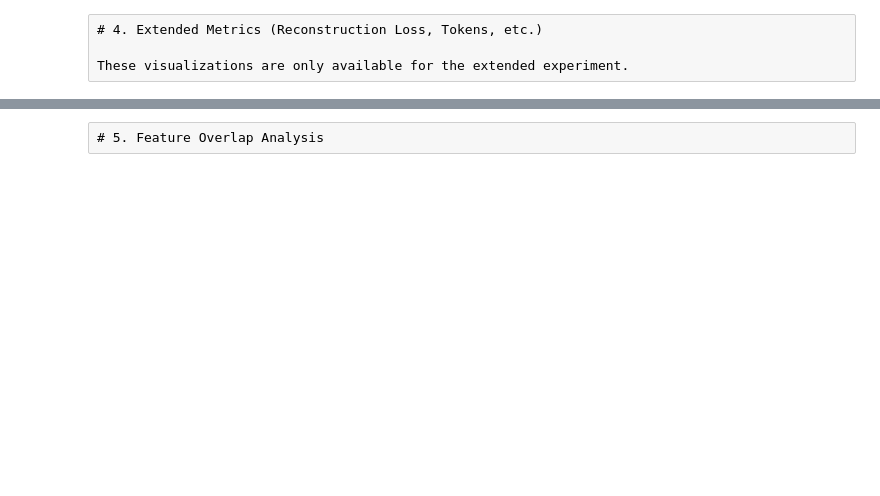
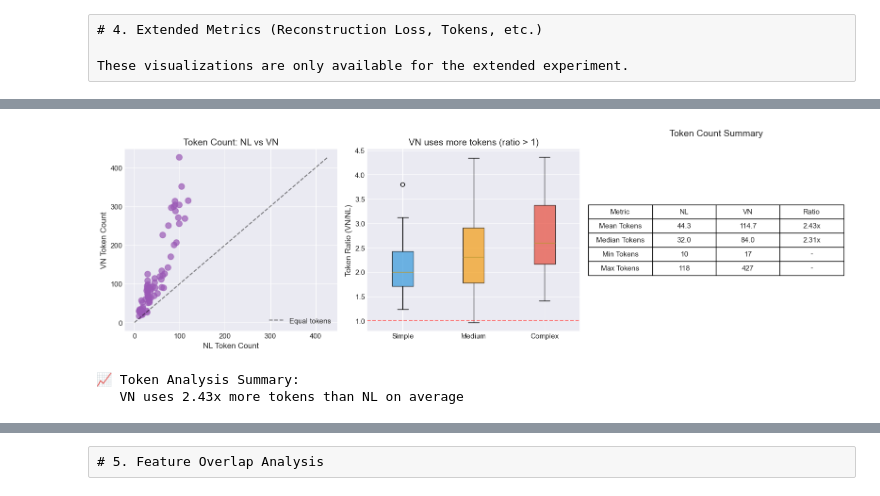
Before and after one commit to ariaxhan/experiments, a Jupyter notebook: notebooks/visualize_results.ipynb, the cells around one changed output, grey strips where cells are left out. Cells and saved outputs as stored; diff of their text form; code cells hidden in the pictures; blank space fills up the shorter version.

```diff
--- a/notebooks/visualize_results.ipynb
+++ b/notebooks/visualize_results.ipynb
@@ -407,7 +455,7 @@ if 'nl_tokens' in df.columns and 'vn_tokens' in df.columns:
                                      comp_df['vn_tokens'].to_numpy() / comp_df['nl_tokens'].to_numpy())
 
         colors_list = ['#3498db', '#f39c12', '#e74c3c']
-        bp = ax2.boxplot(ratios_by_comp, labels=[c.capitalize() for c in complexity_order], patch_artist=True)
+        bp = ax2.boxplot(ratios_by_comp, tick_labels=[c.capitalize() for c in complexity_order], patch_artist=True)
         for patch, color in zip(bp['boxes'], colors_list):
             patch.set_facecolor(color)
             patch.set_alpha(0.7)
@@ -422,33 +470,37 @@ if 'nl_tokens' in df.columns and 'vn_tokens' in df.columns:
         ax2.set_ylabel('Count')
         ax2.set_title('Token Ratio Distribution')
 
     # 5c. Summary table
     ax3 = axes[2]
     ax3.axis('off')
 
     table_data = [
         ['Metric', 'NL', 'VN', 'Ratio'],
         ['Mean Tokens', f'{nl_tokens.mean():.1f}', f'{vn_tokens.mean():.1f}', f'{token_ratio.mean():.2f}x'],
         ['Median Tokens', f'{np.median(nl_tokens):.1f}', f'{np.median(vn_tokens):.1f}', f'{np.median(token_ratio):.2f}x'],
         ['Min Tokens', f'{nl_tokens.min()}', f'{vn_tokens.min()}', '-'],
         ['Max Tokens', f'{nl_tokens.max()}', f'{vn_tokens.max()}', '-'],
     ]
 
     table = ax3.table(cellText=table_data[1:], colLabels=table_data[0],
                       loc='center', cellLoc='center')
     table.auto_set_font_size(False)
     table.set_fontsize(11)
     table.scale(1.2, 1.8)
     ax3.set_title('Token Count Summary', fontsize=14, pad=20)
 
     plt.tight_layout()
     plt.savefig('fig5_token_analysis.png', bbox_inches='tight', facecolor='white')
     plt.show()
 
     print(f"\n📈 Token Analysis Summary:")
     print(f"   VN uses {token_ratio.mean():.2f}x more tokens than NL on average")
 else:
     print("No token data found. Use '2025_12_22_vn_extended_metrics' specimen.")
+# %% [output]
+[figure, added]
+📈 Token Analysis Summary:
+   VN uses 2.43x more tokens than NL on average
 # %%
 # ============================================================================
 # FIGURE 6: PER-TOKEN SPARSITY (Extended Metrics Only)
```
Also changed, not shown: parts of 12 cells of this notebook, 10 other files.
